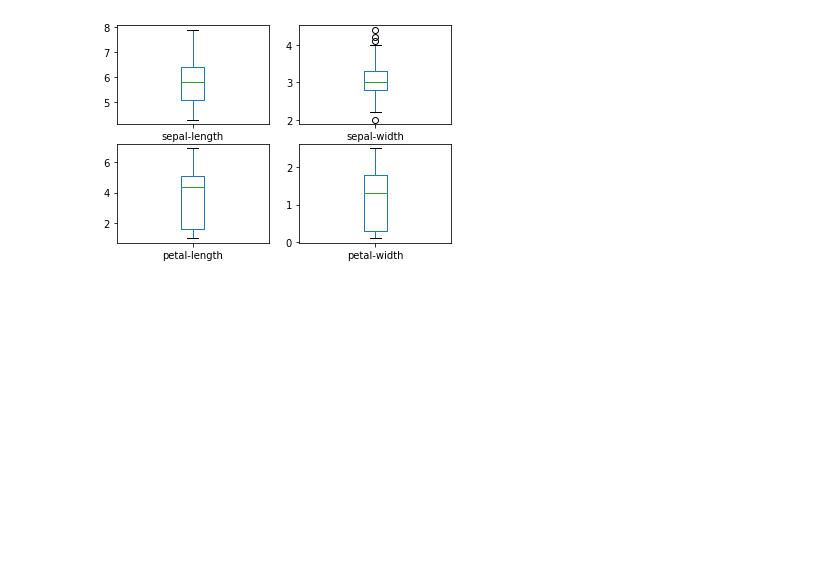
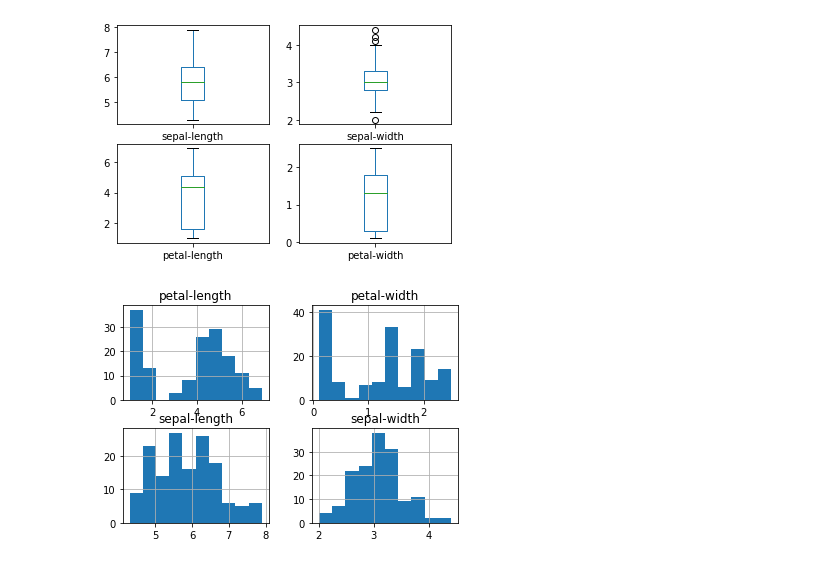
Before and after one commit to bertrk/my-first-ML-project, a Jupyter notebook: data.ipynb, the cells around one changed output. Saved outputs shown, nothing was run; the diff lists cells and outputs as text; code cells hidden in the pictures; blank space fills up the shorter version.

Commit message:
univariate
added box + histogram, started multivariate

```diff
--- a/data.ipynb
+++ b/data.ipynb
@@ -56,3 +56,9 @@ dataset.plot(kind='box', subplots=True, layout=(2,2), sharex=False, sharey=False
 pyplot.show()
 # %% [output]
 [figure]
+# %%
+# histograms
+dataset.hist()
+pyplot.show()
+# %% [output]
+[figure, added]
```
Also changed, not shown: parts of 1 cell of this notebook.
